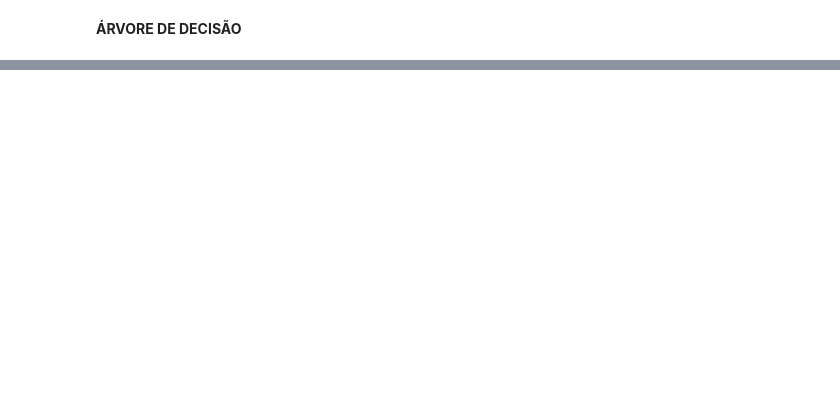
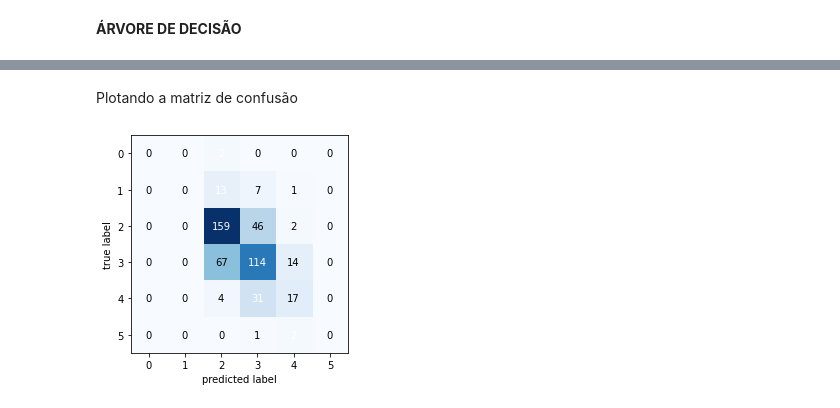
Before and after one commit to vivirocha/Bootcamp_MachineLearning, a Jupyter notebook: Desafio1_MachineLearning.ipynb, the cells around one changed output, grey strips where cells are left out. Saved outputs shown, nothing was run; the diff lists cells and outputs as text; code cells hidden in the pictures; blank space fills up the shorter version.

```diff
--- a/Desafio1_MachineLearning.ipynb
+++ b/Desafio1_MachineLearning.ipynb
@@ -295,0 +404,5 @@ weighted avg       0.61      0.61      0.61       480
+# %%
+clf = SVC()
+# %%
+#Realizando a classificação via SVM
+clf.fit(X_train, y_train)
@@ -295,0 +411,3 @@ weighted avg       0.61      0.61      0.61       480
+# %%
+#Realizando a previsão de classificação
+y_pred = clf.predict(X_test)
@@ -295,0 +438,11 @@ weighted avg       0.61      0.61      0.61       480
+# %% [markdown]
+Plotando a matriz de confusão
+# %%
+#Avaliando o modelo
+svmmatriz_confusao = confusion_matrix(y_test, y_pred)
+from mlxtend.plotting import plot_confusion_matrix
+
+fig, ax = plot_confusion_matrix(conf_mat=svmmatriz_confusao)
+plt.show()
+# %% [output]
+[figure, added]
```
Also changed, not shown: parts of 47 cells of this notebook.
